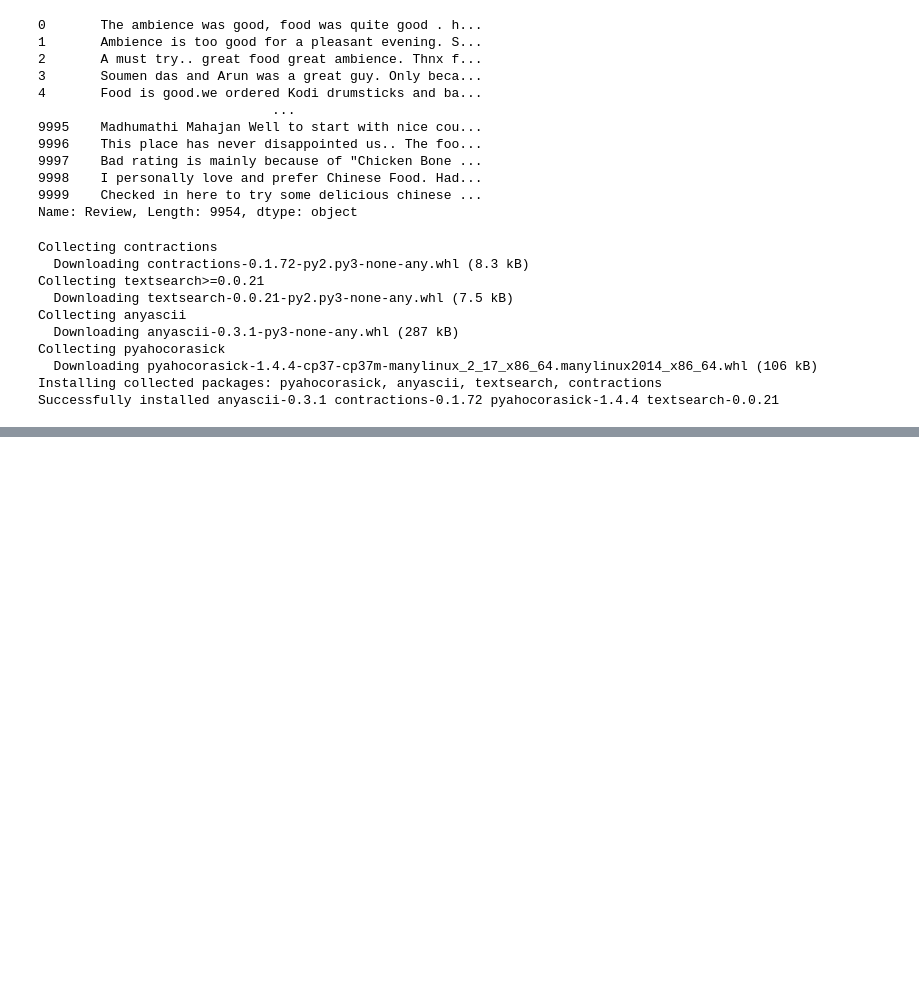
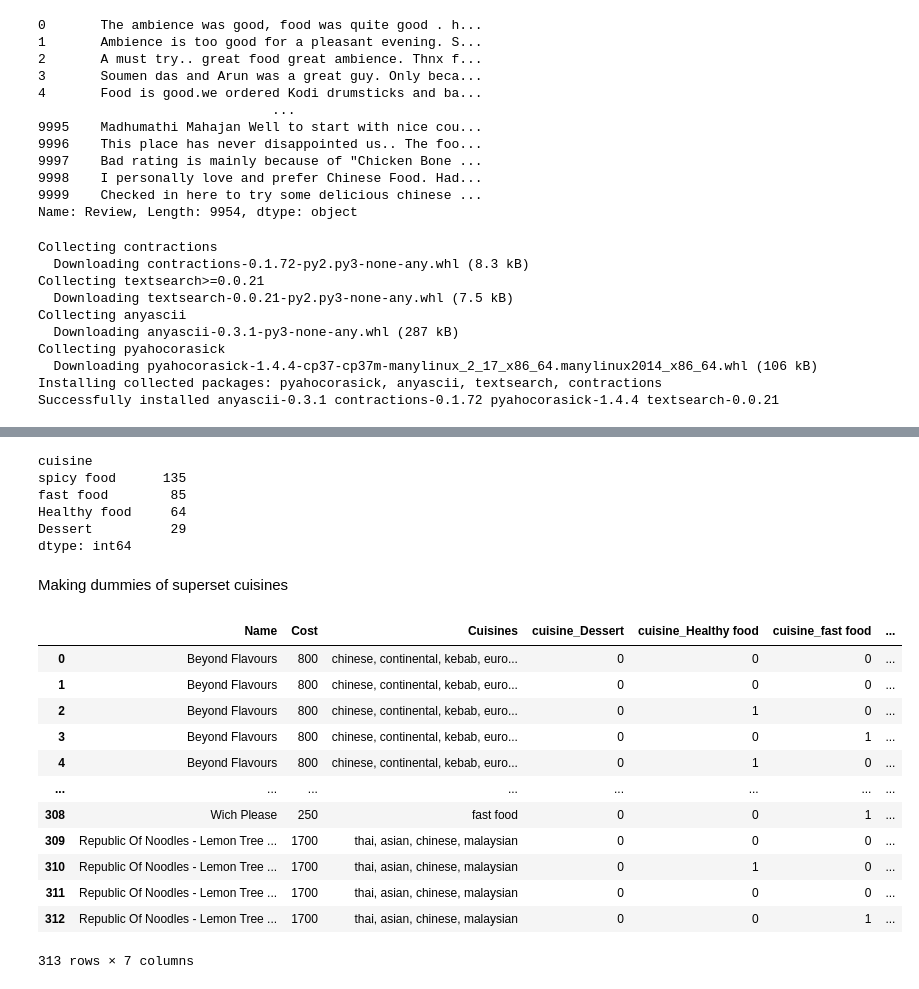
Before and after one commit to vikram0050/Zomato-Restaurant-Clustering-And-Sentiment-Analysis, a Jupyter notebook: Vikramaditya_Sah_ZOMATO_RESTAURANT_CLUSTERING_AND_SENTIMENT_ANALYSIS.ipynb, the cells around one changed output, grey strips where cells are left out. Drawn from its saved outputs; the diff is of its cells as text; code cells hidden in the pictures; blank space fills up the shorter version.

```diff
--- a/Vikramaditya_Sah_ZOMATO_RESTAURANT_CLUSTERING_AND_SENTIMENT_ANALYSIS.ipynb
+++ b/Vikramaditya_Sah_ZOMATO_RESTAURANT_CLUSTERING_AND_SENTIMENT_ANALYSIS.ipynb
@@ -771,0 +1028,7 @@ Successfully installed anyascii-0.3.1 contractions-0.1.72 pyahocorasick-1.4.4 te
+# %%
+# spliting the cuisine and storing in list
+def cuisine_list(cuisines):
+   all_cuisines = list(set(cuisines.split(', ')))
+   return all_cuisines
+
+cuisine_df['cuisine']=cuisine_df['Cuisines'].apply(lambda x : cuisine_list(x))
@@ -771,0 +1044,4 @@ Successfully installed anyascii-0.3.1 contractions-0.1.72 pyahocorasick-1.4.4 te
+# %%
+# Transform each element of a list-like to a row
+cuisine_df=cuisine_df.explode('cuisine')
+cuisine_df.head()
@@ -771,0 +1093,17 @@ Successfully installed anyascii-0.3.1 contractions-0.1.72 pyahocorasick-1.4.4 te
+# %%
+# Brinning all the cuisines into their respective supersets spicy food, Healthy food, Fast Food,Dessert
+l=[]
+for i in cuisine_df['cuisine']:
+  if (i=='hyderabadi')| (i=='asian')|(i=='kebab')|(i=='north indian')|(i=='modern indian')|(i=='continental')|(i=='bbq')|(i=='biryani')|(i=='indonesian')|(i=='mughlai')|(i=='malaysian'):
+    l.append('spicy food')
+  if (i=='andhra')|(i=='north eastern')|(i=='lebanese')|(i=='salad')|(i=='south indian')|(i=='italian')|(i=='european')|(i=='mediterranean')|(i=='american')|(i=='thai')|(i=='arabian')|(i=='seafood')|(i=='mexican')|(i=='healthy food')|(i=='goan')|(i=='spanish'):
+    l.append('Healthy food')
+  if (i=='momos')|(i=='street food')|(i=='cafe')|(i=='chinese')|(i=='japanese')|(i=='pizza')|(i=='wraps')|(i=='burger')|(i=='fast food')|(i=='finger food')|(i=='sushi'):
+    l.append('fast food')
+  if (i=='bakery')|(i=='beverages')|(i=='desserts')|(i=='juices')|(i=='ice cream')|(i=='mithai'):
+    l.append('Dessert')
+
+# updating the data frame with cuisines superset
+superset_cuisine=pd.DataFrame(l)
+superset_cuisine.columns=['cuisine']
+superset_cuisine
@@ -771,0 +1124,36 @@ Successfully installed anyascii-0.3.1 contractions-0.1.72 pyahocorasick-1.4.4 te
+# %%
+superset_cuisine.value_counts()
+# %% [output]
+cuisine
+spicy food      135
+fast food        85
+Healthy food     64
+Dessert          29
+dtype: int64
+# %%
+# droping the cuisine feature and creating new data frame with cuisine superset
+cuisine_df.reset_index(inplace=True)
+cuisine_df.drop(['cuisine'],axis=1,inplace=True)
+dataset=pd.concat([cuisine_df,superset_cuisine],axis=1)
+dataset.drop(['index'],axis=1,inplace=True)
+# %% [markdown]
+Making dummies of superset cuisines
+# %%
+# generate binary values using get_dummies
+dum_df = pd.get_dummies(dataset, columns=["cuisine"],prefix=None)
+
+dum_df
+# %% [output]
+|  | Name | Cost | Cuisines | cuisine_Dessert | cuisine_Healthy food | cuisine_fast food | ... |
+| 0 | Beyond Flavours | 800 | chinese, continental, kebab, euro... | 0 | 0 | 0 | ... |
+| 1 | Beyond Flavours | 800 | chinese, continental, kebab, euro... | 0 | 0 | 0 | ... |
+| 2 | Beyond Flavours | 800 | chinese, continental, kebab, euro... | 0 | 1 | 0 | ... |
+| 3 | Beyond Flavours | 800 | chinese, continental, kebab, euro... | 0 | 0 | 1 | ... |
+| 4 | Beyond Flavours | 800 | chinese, continental, kebab, euro... | 0 | 1 | 0 | ... |
+| ... | ... | ... | ... | ... | ... | ... | ... |
+| 308 | Wich Please | 250 | fast food | 0 | 0 | 1 | ... |
+| 309 | Republic Of Noodles - Lemon Tree ... | 1700 | thai, asian, chinese, malaysian | 0 | 0 | 0 | ... |
+| 310 | Republic Of Noodles - Lemon Tree ... | 1700 | thai, asian, chinese, malaysian | 0 | 1 | 0 | ... |
+| 311 | Republic Of Noodles - Lemon Tree ... | 1700 | thai, asian, chinese, malaysian | 0 | 0 | 0 | ... |
+| 312 | Republic Of Noodles - Lemon Tree ... | 1700 | thai, asian, chinese, malaysian | 0 | 0 | 1 | ... |
+313 rows × 7 columns
```
Also changed, not shown: parts of 33 cells of this notebook.
